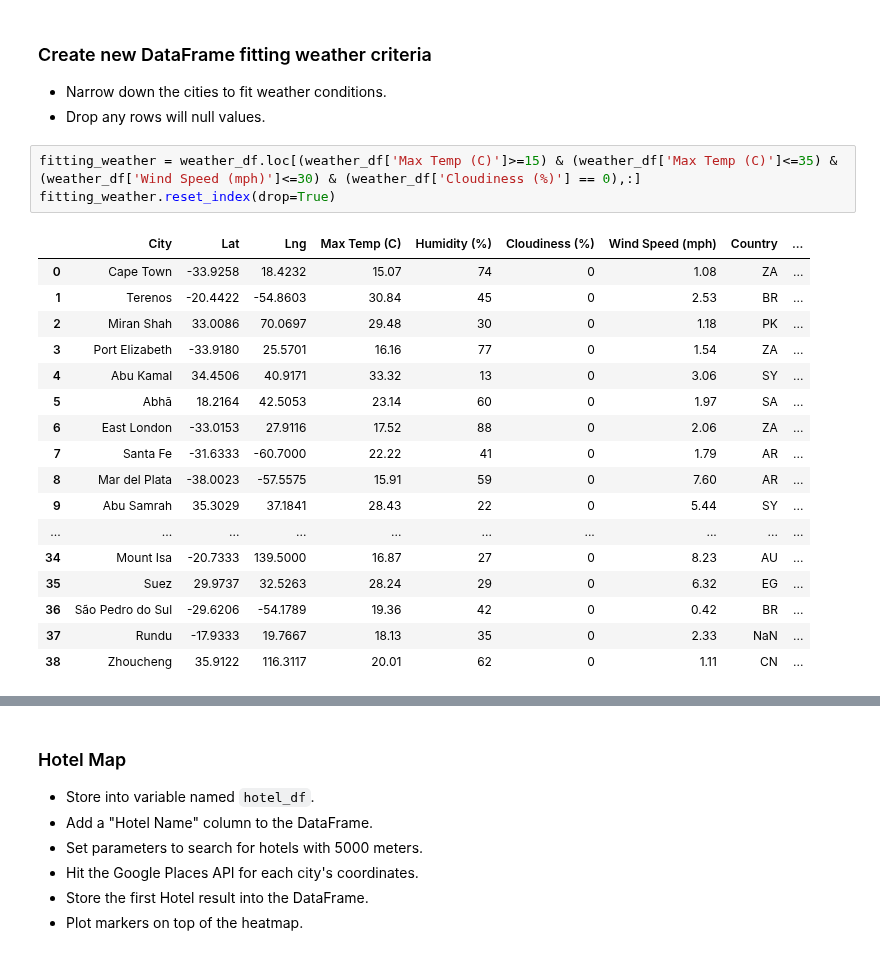
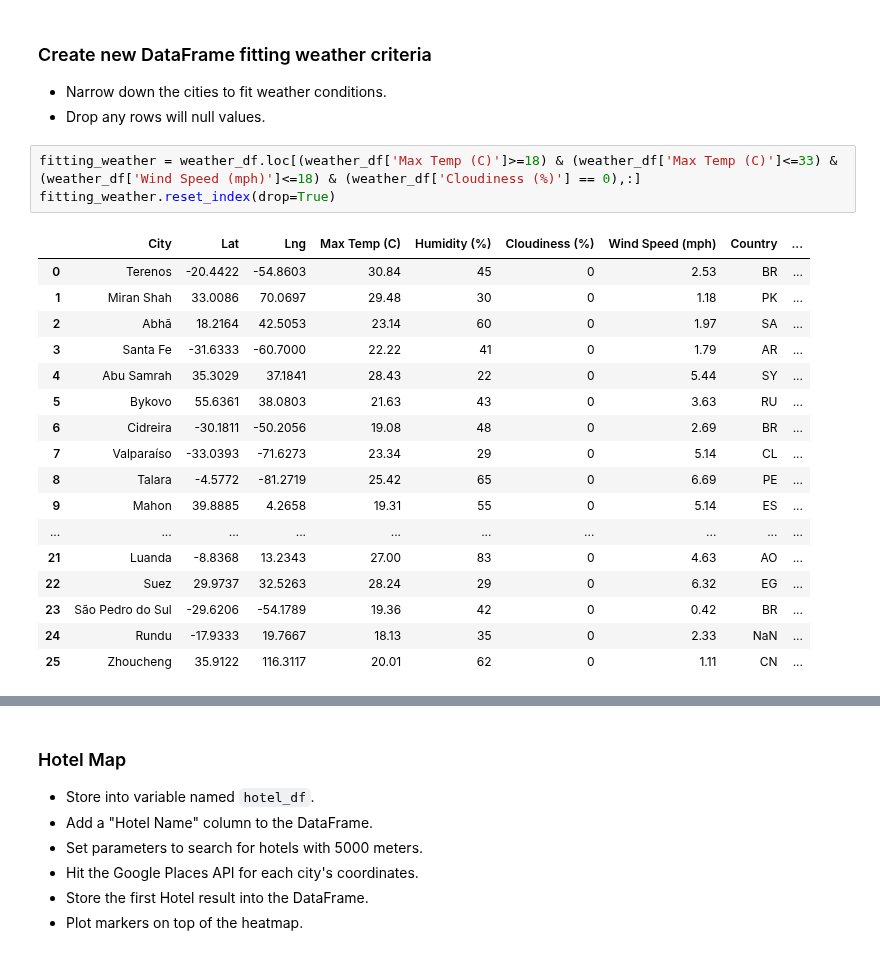
Before and after one commit to Karla-Flores/Python-API, a Jupyter notebook: starter_code/VacationPy/VacationPy.ipynb, the cells around one changed output, grey strips where cells are left out. Saved outputs shown, nothing was run; the diff lists cells and outputs as text.

```diff
--- a/starter_code/VacationPy/VacationPy.ipynb
+++ b/starter_code/VacationPy/VacationPy.ipynb
@@ -80,23 +80,23 @@ fig
 * Narrow down the cities to fit weather conditions.
 * Drop any rows will null values.
 # %%
-fitting_weather = weather_df.loc[(weather_df['Max Temp (C)']>=15) & (weather_df['Max Temp (C)']<=35) & (weather_df['Wind Speed (mph)']<=30) & (weather_df['Cloudiness (%)'] == 0),:]
+fitting_weather = weather_df.loc[(weather_df['Max Temp (C)']>=18) & (weather_df['Max Temp (C)']<=33) & (weather_df['Wind Speed (mph)']<=18) & (weather_df['Cloudiness (%)'] == 0),:]
 fitting_weather.reset_index(drop=True)
 # %% [output]
 |  | City | Lat | Lng | Max Temp (C) | Humidity (%) | Cloudiness (%) | Wind Speed (mph) | Country | ... |
-| 0 | Cape Town | -33.9258 | 18.4232 | 15.07 | 74 | 0 | 1.08 | ZA | ... |
-| 1 | Terenos | -20.4422 | -54.8603 | 30.84 | 45 | 0 | 2.53 | BR | ... |
-| 2 | Miran Shah | 33.0086 | 70.0697 | 29.48 | 30 | 0 | 1.18 | PK | ... |
-| 3 | Port Elizabeth | -33.9180 | 25.5701 | 16.16 | 77 | 0 | 1.54 | ZA | ... |
-| 4 | Abu Kamal | 34.4506 | 40.9171 | 33.32 | 13 | 0 | 3.06 | SY | ... |
-| 5 | Abhā | 18.2164 | 42.5053 | 23.14 | 60 | 0 | 1.97 | SA | ... |
-| 6 | East London | -33.0153 | 27.9116 | 17.52 | 88 | 0 | 2.06 | ZA | ... |
-| 7 | Santa Fe | -31.6333 | -60.7000 | 22.22 | 41 | 0 | 1.79 | AR | ... |
-| 8 | Mar del Plata | -38.0023 | -57.5575 | 15.91 | 59 | 0 | 7.60 | AR | ... |
-| 9 | Abu Samrah | 35.3029 | 37.1841 | 28.43 | 22 | 0 | 5.44 | SY | ... |
+| 0 | Terenos | -20.4422 | -54.8603 | 30.84 | 45 | 0 | 2.53 | BR | ... |
+| 1 | Miran Shah | 33.0086 | 70.0697 | 29.48 | 30 | 0 | 1.18 | PK | ... |
+| 2 | Abhā | 18.2164 | 42.5053 | 23.14 | 60 | 0 | 1.97 | SA | ... |
+| 3 | Santa Fe | -31.6333 | -60.7000 | 22.22 | 41 | 0 | 1.79 | AR | ... |
+| 4 | Abu Samrah | 35.3029 | 37.1841 | 28.43 | 22 | 0 | 5.44 | SY | ... |
+| 5 | Bykovo | 55.6361 | 38.0803 | 21.63 | 43 | 0 | 3.63 | RU | ... |
+| 6 | Cidreira | -30.1811 | -50.2056 | 19.08 | 48 | 0 | 2.69 | BR | ... |
+| 7 | Valparaíso | -33.0393 | -71.6273 | 23.34 | 29 | 0 | 5.14 | CL | ... |
+| 8 | Talara | -4.5772 | -81.2719 | 25.42 | 65 | 0 | 6.69 | PE | ... |
+| 9 | Mahon | 39.8885 | 4.2658 | 19.31 | 55 | 0 | 5.14 | ES | ... |
 | ... | ... | ... | ... | ... | ... | ... | ... | ... | ... |
-| 34 | Mount Isa | -20.7333 | 139.5000 | 16.87 | 27 | 0 | 8.23 | AU | ... |
-| 35 | Suez | 29.9737 | 32.5263 | 28.24 | 29 | 0 | 6.32 | EG | ... |
-| 36 | São Pedro do Sul | -29.6206 | -54.1789 | 19.36 | 42 | 0 | 0.42 | BR | ... |
-| 37 | Rundu | -17.9333 | 19.7667 | 18.13 | 35 | 0 | 2.33 | NaN | ... |
-| 38 | Zhoucheng | 35.9122 | 116.3117 | 20.01 | 62 | 0 | 1.11 | CN | ... |
+| 21 | Luanda | -8.8368 | 13.2343 | 27.00 | 83 | 0 | 4.63 | AO | ... |
+| 22 | Suez | 29.9737 | 32.5263 | 28.24 | 29 | 0 | 6.32 | EG | ... |
+| 23 | São Pedro do Sul | -29.6206 | -54.1789 | 19.36 | 42 | 0 | 0.42 | BR | ... |
+| 24 | Rundu | -17.9333 | 19.7667 | 18.13 | 35 | 0 | 2.33 | NaN | ... |
+| 25 | Zhoucheng | 35.9122 | 116.3117 | 20.01 | 62 | 0 | 1.11 | CN | ... |
```
Also changed, not shown: parts of 6 cells of this notebook, 26 other files.
